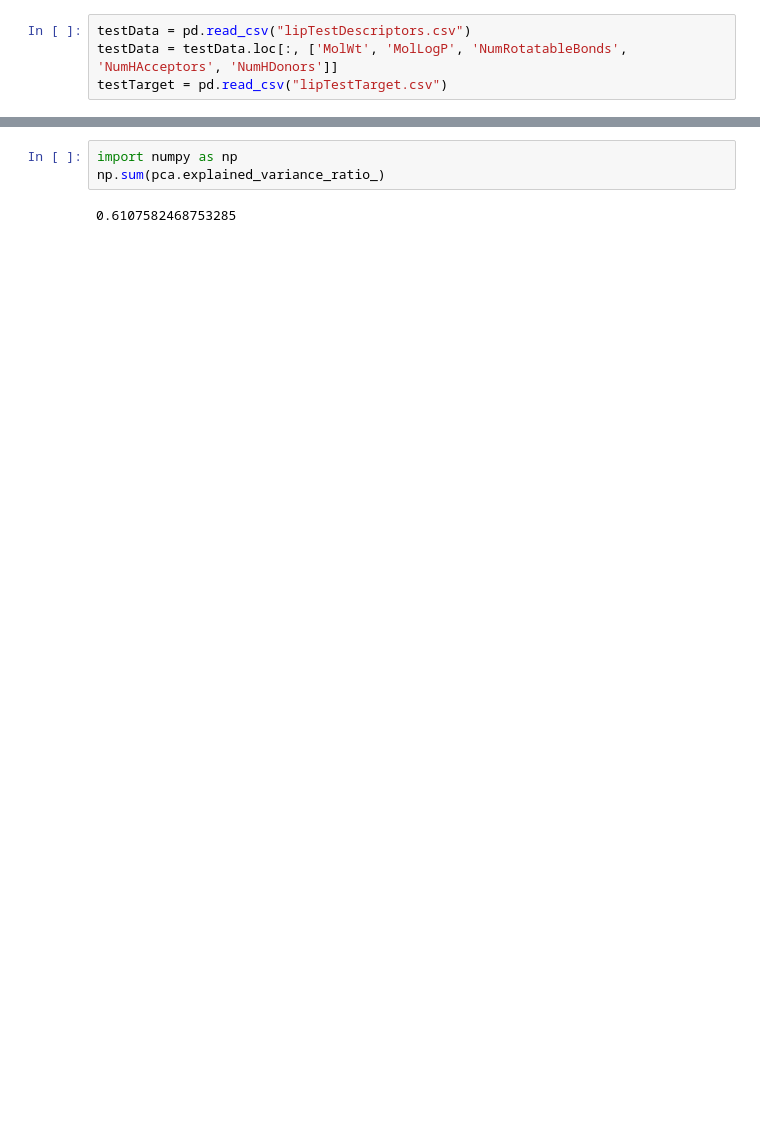
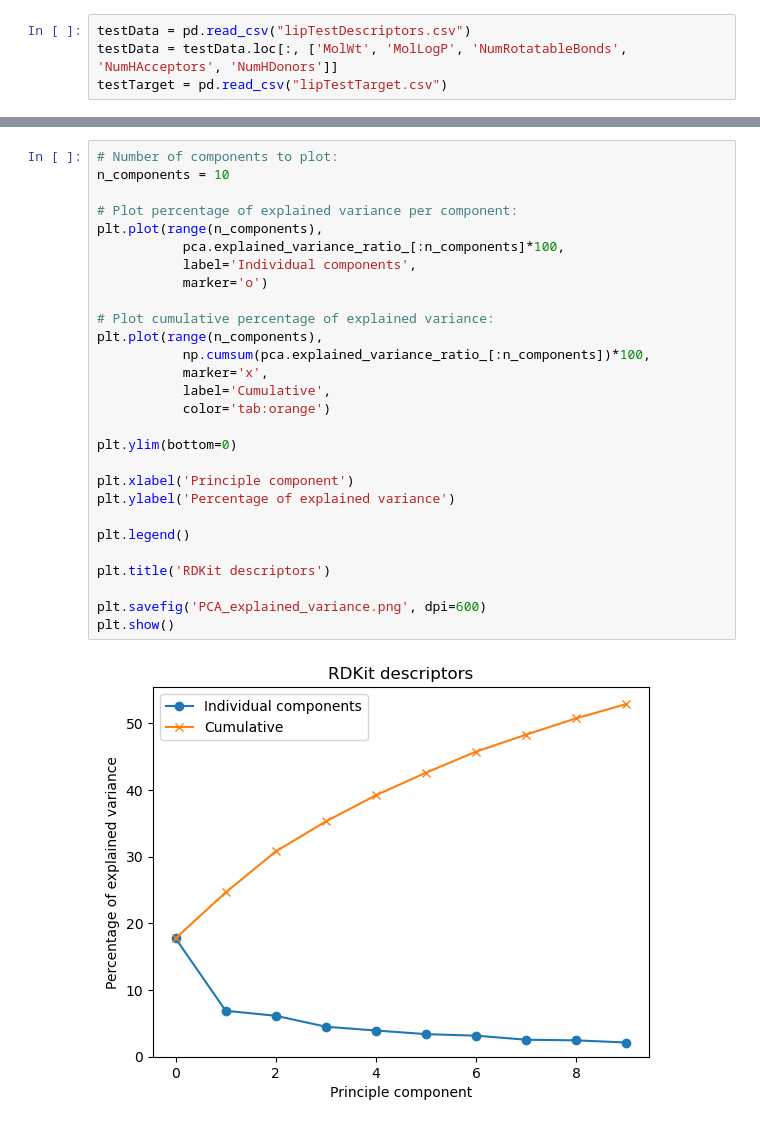
Before and after one commit to davidnt13/MetaboliteML, a Jupyter notebook: AcetylPCAPractice.ipynb, the cells around one changed output, grey strips where cells are left out. Drawn from its saved outputs; the diff is of its cells as text; blank space fills up the shorter version.

```diff
--- a/AcetylPCAPractice.ipynb
+++ b/AcetylPCAPractice.ipynb
@@ -72,5 +65,30 @@ ax.grid()
-# %%
-import numpy as np
-np.sum(pca.explained_variance_ratio_)
-# %% [output]
-0.6107582468753285
+# %%
+# Number of components to plot:
+n_components = 10
+
+# Plot percentage of explained variance per component:
+plt.plot(range(n_components),
+           pca.explained_variance_ratio_[:n_components]*100,
+           label='Individual components',
+           marker='o')
+
+# Plot cumulative percentage of explained variance:
+plt.plot(range(n_components),
+           np.cumsum(pca.explained_variance_ratio_[:n_components])*100,
+           marker='x',
+           label='Cumulative',
+           color='tab:orange')
+
+plt.ylim(bottom=0)
+
+plt.xlabel('Principle component')
+plt.ylabel('Percentage of explained variance')
+
+plt.legend()
+
+plt.title('RDKit descriptors')
+
+plt.savefig('PCA_explained_variance.png', dpi=600)
+plt.show()
+# %% [output]
+[figure, added]
```
Also changed, not shown: parts of 5 cells of this notebook, 9 other files.
